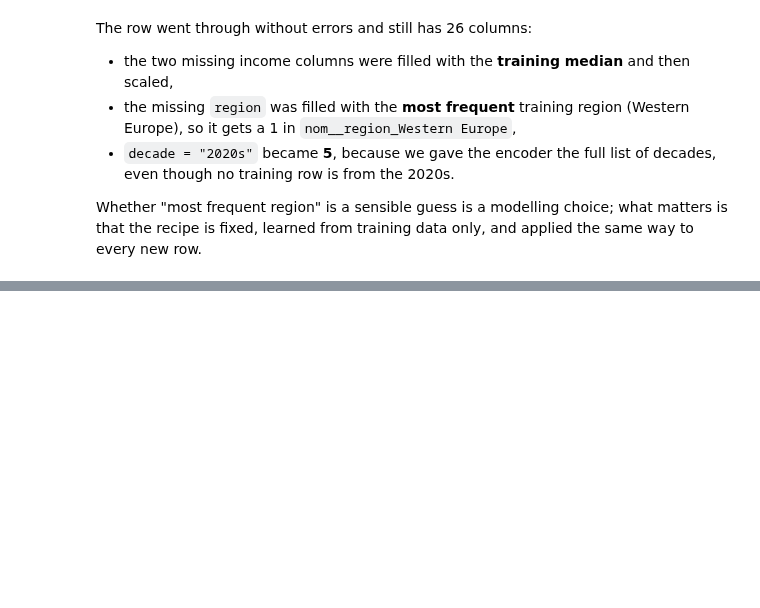
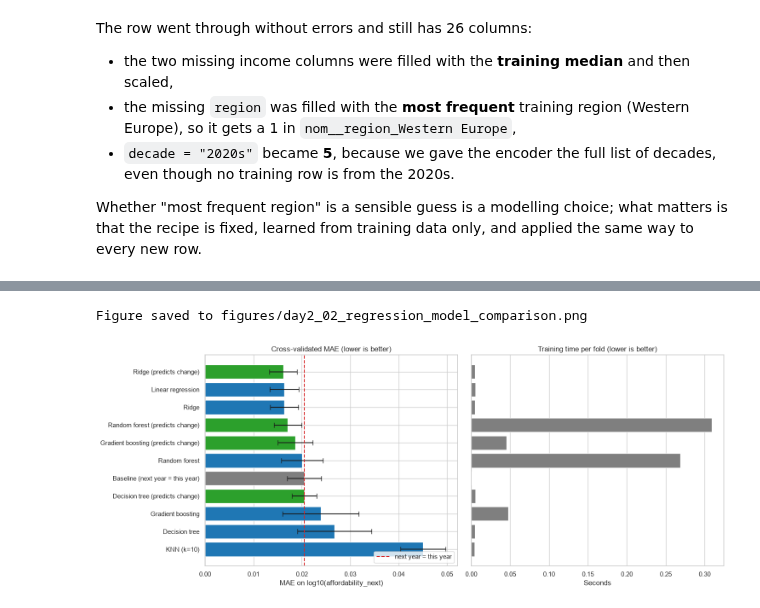
Before and after one commit to iaac-maai/Group8-day1-assignment, a Jupyter notebook: notebook/Day2_models.ipynb, the cells around one changed output, grey strips where cells are left out. Drawn from its saved outputs; the diff is of its cells as text; code cells hidden in the pictures; blank space fills up the shorter version.

```diff
--- a/notebook/Day2_models.ipynb
+++ b/notebook/Day2_models.ipynb
@@ -1129,0 +1460,20 @@ Whether "most frequent region" is a sensible guess is a modelling choice; what m
+# %%
+from sklearn.neighbors import KNeighborsRegressor
+
+regression_pipelines = {
+    "Baseline (mean)": affordability_pipeline(DummyRegressor()),
+    "Baseline (next year = this year)": PersistenceRegressor(),
+    "Linear regression": affordability_pipeline(LinearRegression()),
+    "Ridge": affordability_pipeline(Ridge(alpha=1.0)),
+    "KNN (k=10)": affordability_pipeline(KNeighborsRegressor(n_neighbors=10)),
+    "Decision tree": affordability_pipeline(DecisionTreeRegressor(max_depth=5, random_state=RANDOM_STATE), scale=False),
+    "Random forest": affordability_pipeline(RandomForestRegressor(n_estimators=300, min_samples_leaf=2,
+                                                                  random_state=RANDOM_STATE), scale=False),
+    "Gradient boosting": affordability_pipeline(HistGradientBoostingRegressor(random_state=RANDOM_STATE), scale=False),
+}
+
+regression_results = compare_models(regression_pipelines, X_raw_train, y_train, time_folds, regression_scoring)
+
+# Typical % error implied by the log10 MAE (see 4.1)
+regression_results["≈ typical error (%)"] = (10 ** regression_results["MAE (log10) mean"] - 1) * 100
+regression_results.sort_values("MAE (log10) mean").round(4)
@@ -1129,0 +1559,27 @@ Whether "most frequent region" is a sensible guess is a modelling choice; what m
+# %%
+plot_data = all_regression_results.drop(index="Baseline (mean)").sort_values("MAE (log10) mean", ascending=False)
+persistence_mae = all_regression_results.loc["Baseline (next year = this year)", "MAE (log10) mean"]
+
+fig, axes = plt.subplots(1, 2, figsize=(15, 6))
+
+# xerr = error bars of +/- one standard deviation across the 5 folds
+colors = ["tab:grey" if "Baseline" in name else "tab:green" if "change" in name else "tab:blue"
+          for name in plot_data.index]
+axes[0].barh(plot_data.index, plot_data["MAE (log10) mean"], xerr=plot_data["MAE (log10) std"],
+             color=colors, capsize=4)
+axes[0].axvline(persistence_mae, color="tab:red", linestyle="--", label="next year = this year")
+axes[0].set_title("Cross-validated MAE (lower is better)")
+axes[0].set_xlabel("MAE on log10(affordability_next)")
+axes[0].legend(loc="lower right")
+
+axes[1].barh(plot_data.index, plot_data["fit time (s)"], color="tab:grey")
+axes[1].set_title("Training time per fold (lower is better)")
+axes[1].set_xlabel("Seconds")
+axes[1].set_yticks([])
+
+plt.tight_layout()
+save_fig("02_regression_model_comparison")
+plt.show()
+# %% [output]
+Figure saved to figures/day2_02_regression_model_comparison.png
+[figure, added]
```
Also changed, not shown: parts of 74 cells of this notebook, 10 other files.
